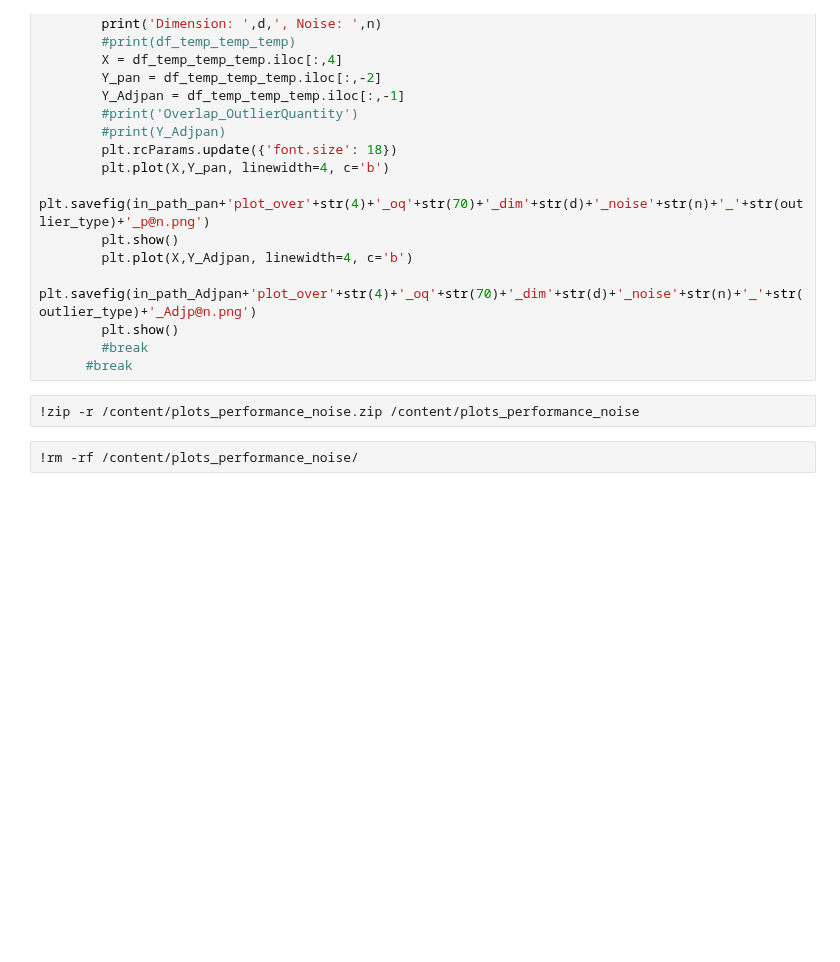
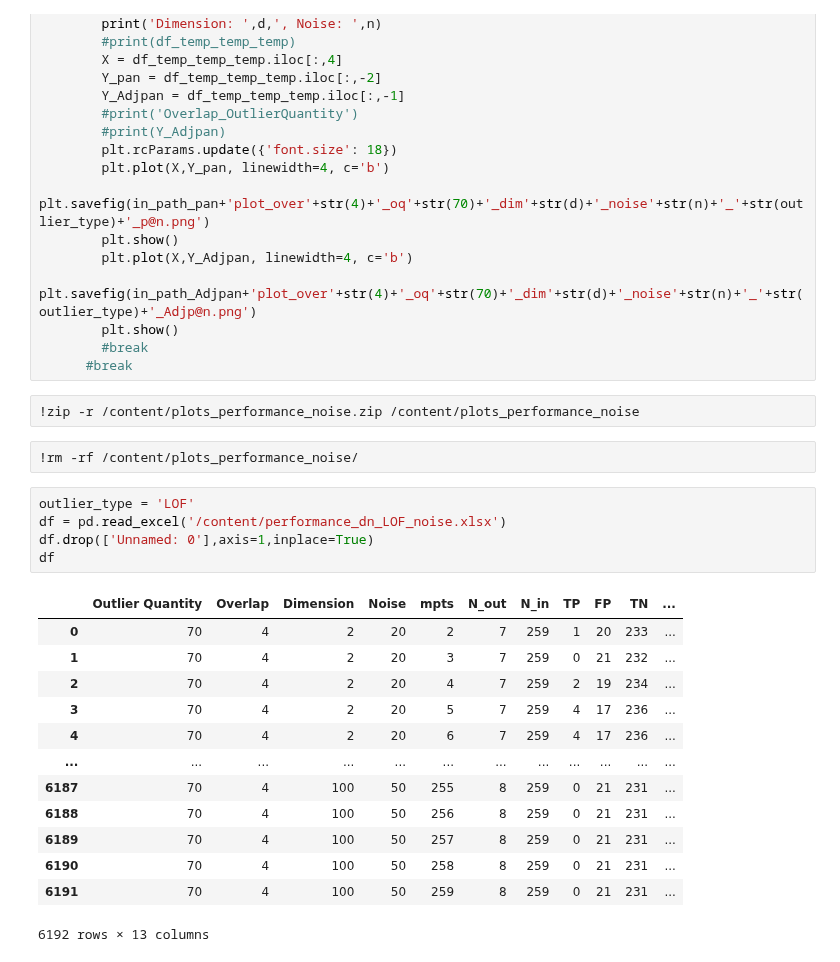
Before and after one commit to NeuralClassifier/HDBSCAN-OutlierDetect, a Jupyter notebook: Plotting_Performance.ipynb, the cells around one changed output. Drawn from its saved outputs; the diff is of its cells as text; blank space fills up the shorter version.

```diff
--- a/Plotting_Performance.ipynb
+++ b/Plotting_Performance.ipynb
@@ -290,3 +290,22 @@ for i in vary:
 !zip -r /content/plots_performance_noise.zip /content/plots_performance_noise
 # %%
 !rm -rf /content/plots_performance_noise/
+# %%
+outlier_type = 'LOF'
+df = pd.read_excel('/content/performance_dn_LOF_noise.xlsx')
+df.drop(['Unnamed: 0'],axis=1,inplace=True)
+df
+# %% [output]
+|  | Outlier Quantity | Overlap | Dimension | Noise | mpts | N_out | N_in | TP | FP | TN | ... |
+| 0 | 70 | 4 | 2 | 20 | 2 | 7 | 259 | 1 | 20 | 233 | ... |
+| 1 | 70 | 4 | 2 | 20 | 3 | 7 | 259 | 0 | 21 | 232 | ... |
+| 2 | 70 | 4 | 2 | 20 | 4 | 7 | 259 | 2 | 19 | 234 | ... |
+| 3 | 70 | 4 | 2 | 20 | 5 | 7 | 259 | 4 | 17 | 236 | ... |
+| 4 | 70 | 4 | 2 | 20 | 6 | 7 | 259 | 4 | 17 | 236 | ... |
+| ... | ... | ... | ... | ... | ... | ... | ... | ... | ... | ... | ... |
+| 6187 | 70 | 4 | 100 | 50 | 255 | 8 | 259 | 0 | 21 | 231 | ... |
+| 6188 | 70 | 4 | 100 | 50 | 256 | 8 | 259 | 0 | 21 | 231 | ... |
+| 6189 | 70 | 4 | 100 | 50 | 257 | 8 | 259 | 0 | 21 | 231 | ... |
+| 6190 | 70 | 4 | 100 | 50 | 258 | 8 | 259 | 0 | 21 | 231 | ... |
+| 6191 | 70 | 4 | 100 | 50 | 259 | 8 | 259 | 0 | 21 | 231 | ... |
+6192 rows × 13 columns
```
Also changed, not shown: parts of 3 cells of this notebook.
